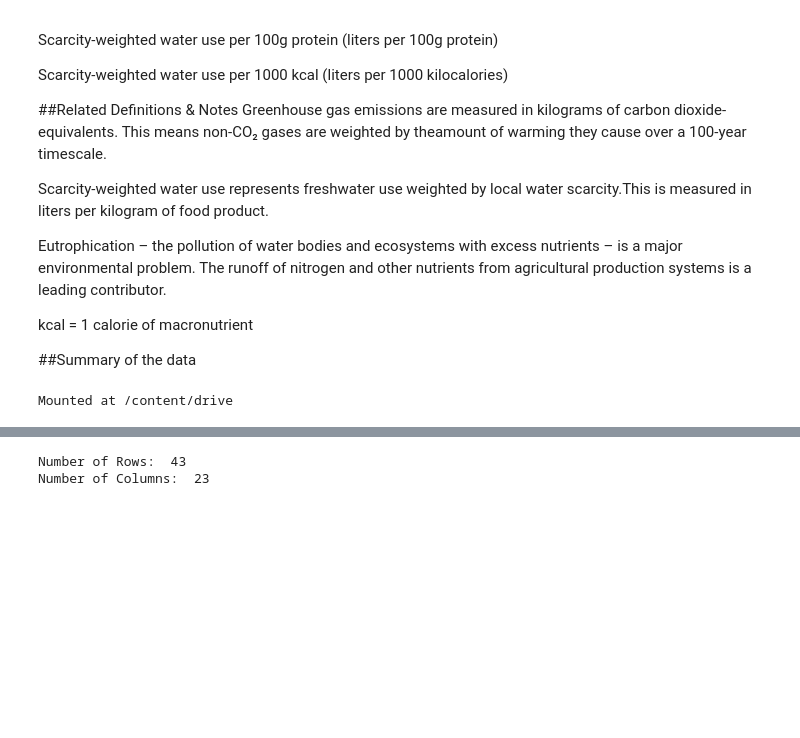
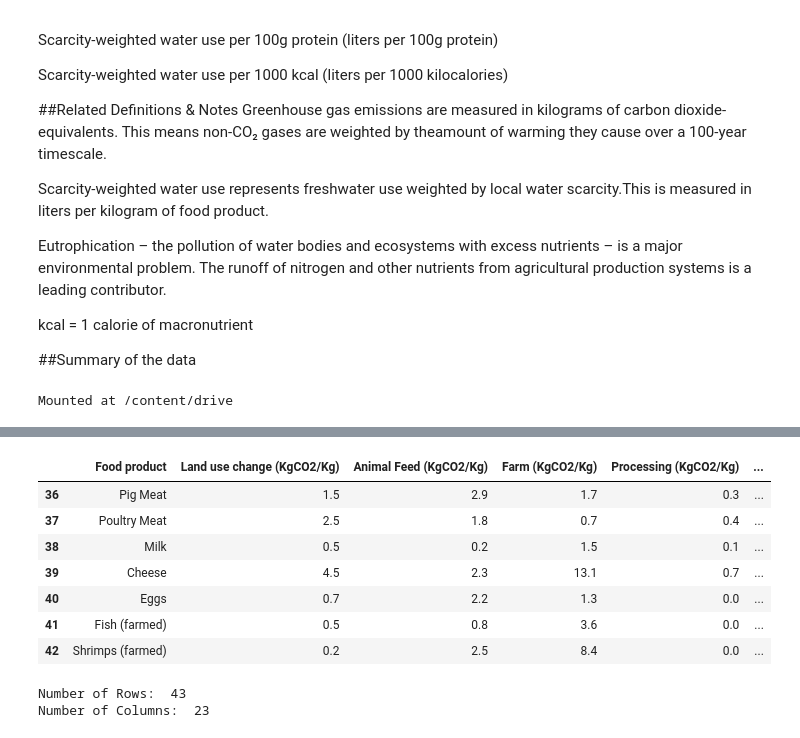
Before and after one commit to kzukeri/portfolio, a Jupyter notebook: Kweli-Final-Project.ipynb, the cells around one changed output, grey strips where cells are left out. Cells and saved outputs as stored; diff of their text form; code cells hidden in the pictures; blank space fills up the shorter version.

```diff
--- a/Kweli-Final-Project.ipynb
+++ b/Kweli-Final-Project.ipynb
@@ -117,3 +110,14 @@ NameError: name 'FoodDataFrame' is not defined
+# %%
+FoodDataFrame.tail(7)
+# %% [output]
+|  | Food product | Land use change (KgCO2/Kg) | Animal Feed (KgCO2/Kg) | Farm (KgCO2/Kg) | Processing (KgCO2/Kg) | ... |
+| 36 | Pig Meat | 1.5 | 2.9 | 1.7 | 0.3 | ... |
+| 37 | Poultry Meat | 2.5 | 1.8 | 0.7 | 0.4 | ... |
+| 38 | Milk | 0.5 | 0.2 | 1.5 | 0.1 | ... |
+| 39 | Cheese | 4.5 | 2.3 | 13.1 | 0.7 | ... |
+| 40 | Eggs | 0.7 | 2.2 | 1.3 | 0.0 | ... |
+| 41 | Fish (farmed) | 0.5 | 0.8 | 3.6 | 0.0 | ... |
+| 42 | Shrimps (farmed) | 0.2 | 2.5 | 8.4 | 0.0 | ... |
 # %%
 FoodDataFrame.shape
 rows=len(FoodDataFrame.axes[0])
```
Also changed, not shown: parts of 13 cells of this notebook.
